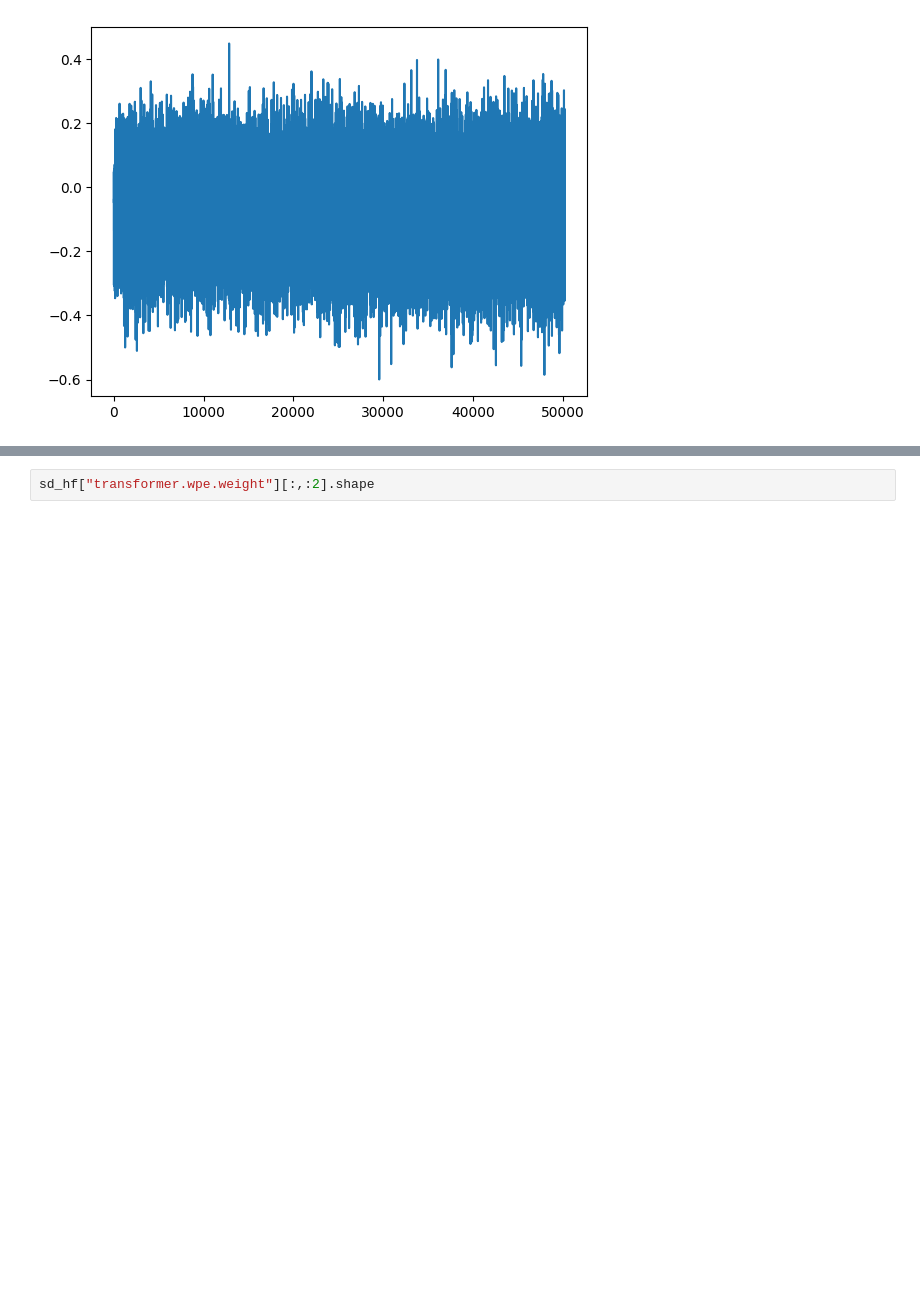
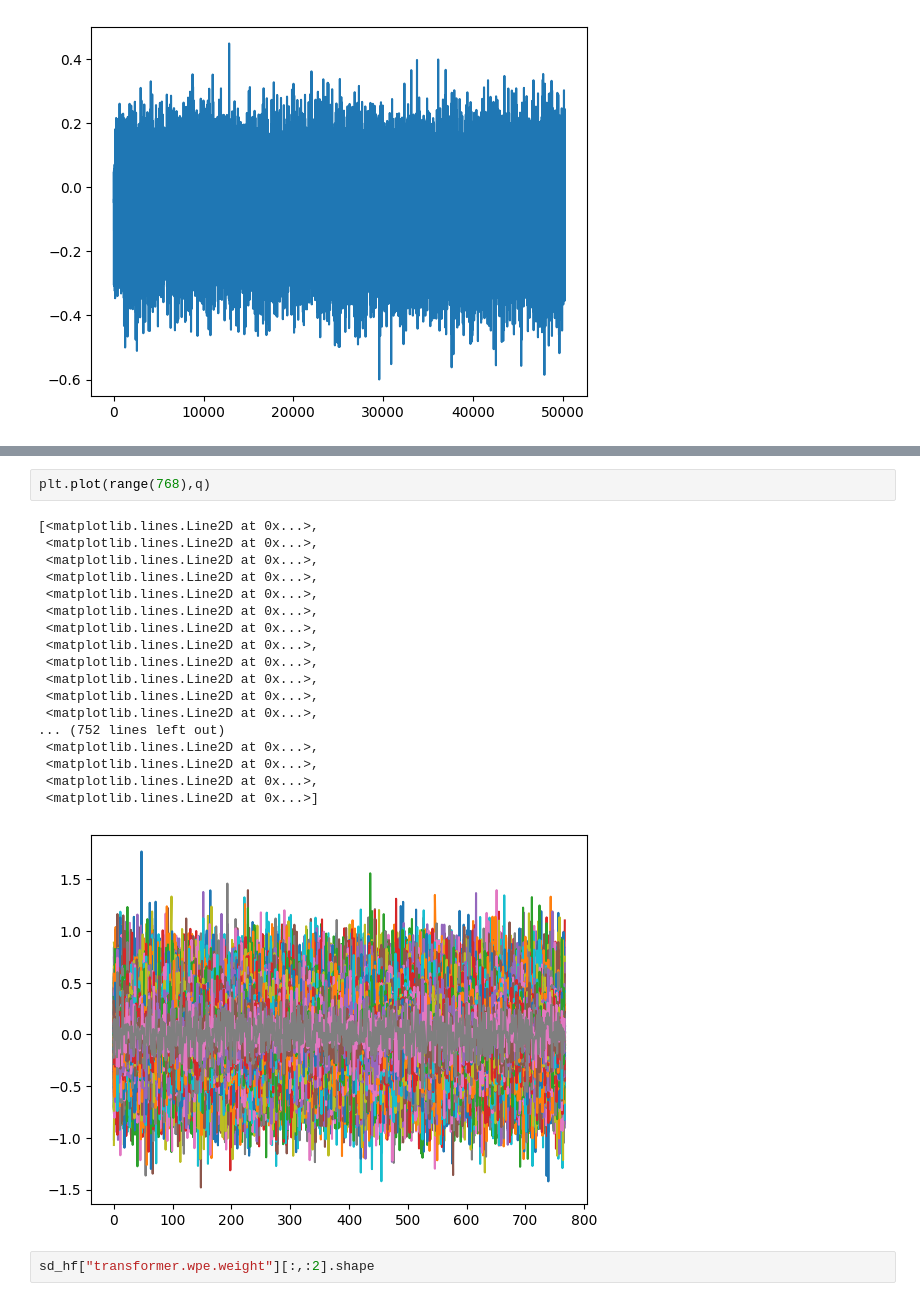
Before and after one commit to uvamsi76/practice_nanogpt, a Jupyter notebook: play2.ipynb, the cells around one changed output, grey strips where cells are left out. Cells and saved outputs as stored; diff of their text form; blank space fills up the shorter version.

```diff
--- a/play2.ipynb
+++ b/play2.ipynb
@@ -81,3 +147,24 @@ plt.plot(sd_hf["transformer.wpe.weight"][:,6])
+# %%
+plt.plot(range(768),q)
+# %% [output]
+[<matplotlib.lines.Line2D at 0x...>,
+ <matplotlib.lines.Line2D at 0x...>,
+ <matplotlib.lines.Line2D at 0x...>,
+ <matplotlib.lines.Line2D at 0x...>,
+ <matplotlib.lines.Line2D at 0x...>,
+ <matplotlib.lines.Line2D at 0x...>,
+ <matplotlib.lines.Line2D at 0x...>,
+ <matplotlib.lines.Line2D at 0x...>,
+ <matplotlib.lines.Line2D at 0x...>,
+ <matplotlib.lines.Line2D at 0x...>,
+ <matplotlib.lines.Line2D at 0x...>,
+ <matplotlib.lines.Line2D at 0x...>,
+... (752 lines left out)
+ <matplotlib.lines.Line2D at 0x...>,
+ <matplotlib.lines.Line2D at 0x...>,
+ <matplotlib.lines.Line2D at 0x...>,
+ <matplotlib.lines.Line2D at 0x...>]
+[figure, added]
 # %%
 sd_hf["transformer.wpe.weight"][:,:2].shape
 # %% [output]
```
Also changed, not shown: parts of 15 cells of this notebook, 1 other file.
